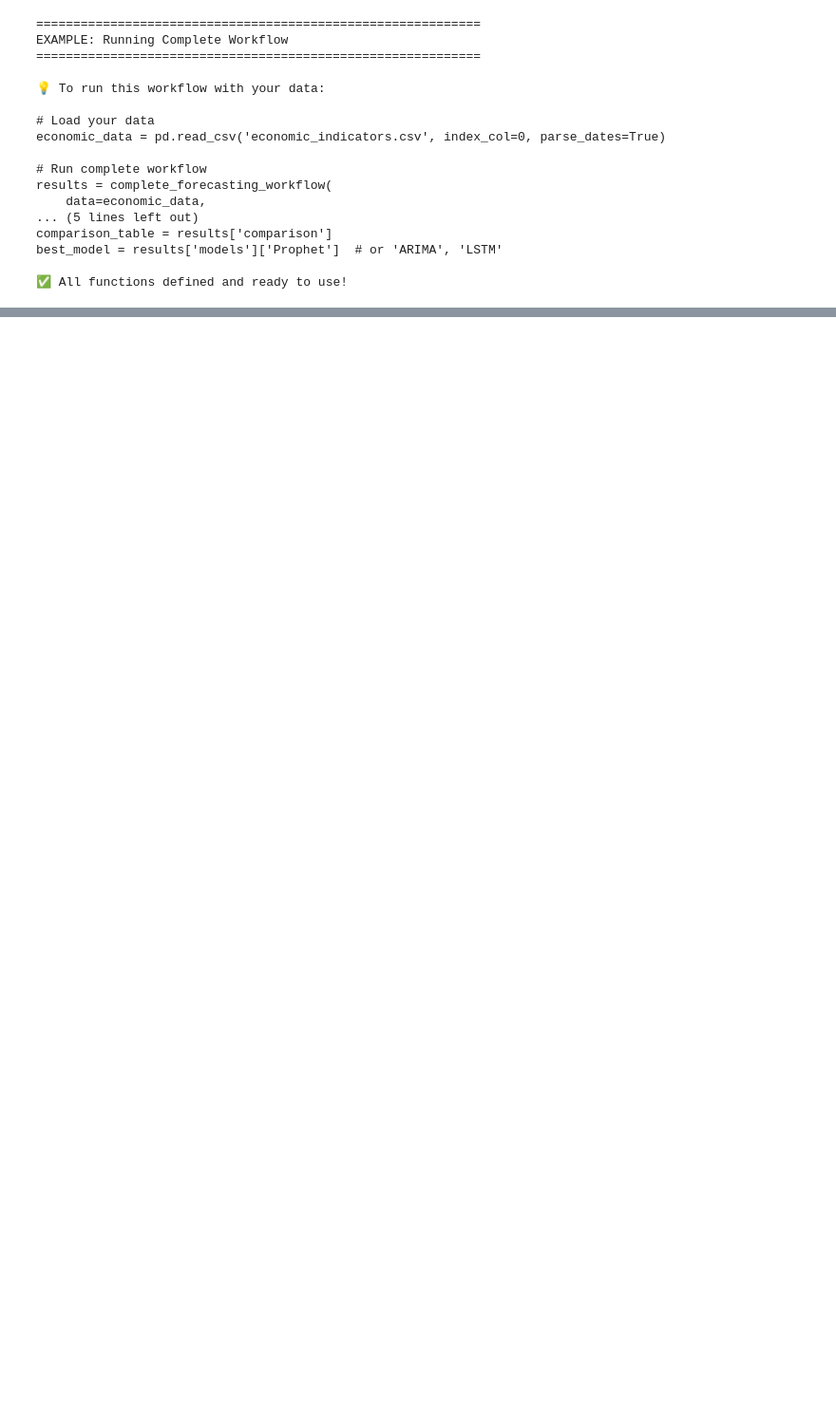
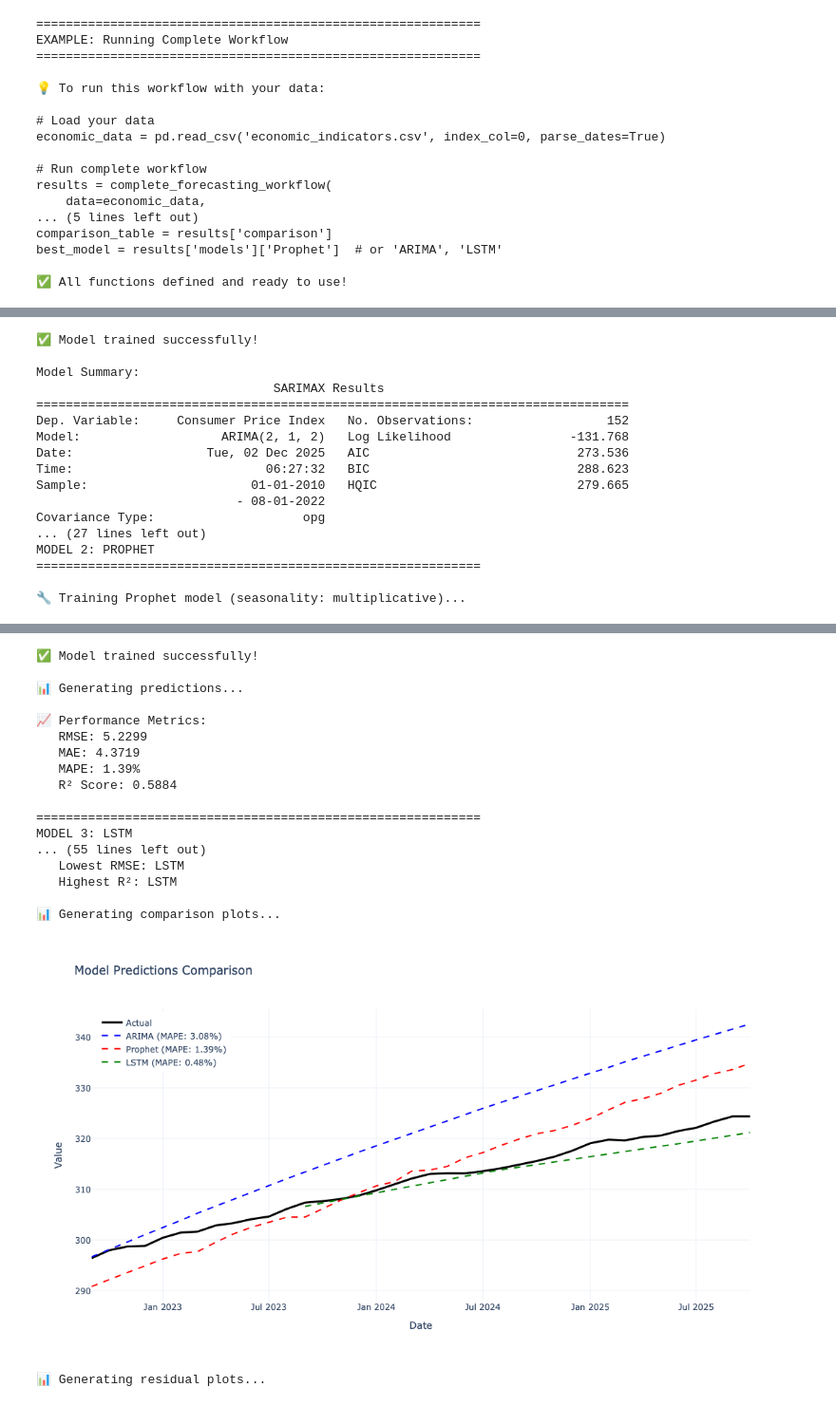
Before and after one commit to jessicabriandebean/jessicabriandebean.github.io, a Jupyter notebook: projects/economic_indicators/notebooks/03_economic_forecast.ipynb, the cells around one changed output, grey strips where cells are left out. Shown: that part at 95% size. Saved outputs shown, nothing was run; the diff lists cells and outputs as text; code cells hidden in the pictures; blank space fills up the shorter version.

```diff
--- a/projects/economic_indicators/notebooks/03_economic_forecast.ipynb
+++ b/projects/economic_indicators/notebooks/03_economic_forecast.ipynb
@@ -566,7 +735,7 @@ def compare_models(models_dict, test_data, model_names=['ARIMA', 'Prophet', 'LST
 
     Parameters:
     -----------
-    models_dict : dict
+    models_results : dict
         Dictionary of model results
     test_data : pd.Series
         Test data for comparison
@@ -658,6 +827,11 @@ def plot_predictions(test_data, models_dict, model_names=['ARIMA', 'Prophet', 'L
         legend=dict(x=0.01, y=0.99)
     )
 
+    # Save to HTML
+    fig.write_html("plot_predictions.html", include_plotlyjs="cdn")
+
     fig.show()
 
+    return fig
+
     print("✅ Comparison plot generated!")
@@ -837,3 +1097,14 @@ comparison_table = results['comparison']
 best_model = results['models']['Prophet']  # or 'ARIMA', 'LSTM'
 
 ✅ All functions defined and ready to use!
+# %%
+#import pandas as pd
+economic_data = pd.read_csv("/Users/jessicabean/Library/CloudStorage/OneDrive-Personal/porftfolio.github.io/projects/economic_indicators/data/raw/economic_indicators_clean.csv", index_col=0, parse_dates=True)
+#economic_data = "df_clean"
+# %%
+results = complete_forecasting_workflow(
+    data=economic_data,
+    target_col='Consumer Price Index',  # or 'Consumer Price Index', etc.
+    test_size=0.2
+)
+# %% [output]
@@ -839,0 +1129,17 @@ best_model = results['models']['Prophet']  # or 'ARIMA', 'LSTM'
+✅ Model trained successfully!
+
+Model Summary:
+                                SARIMAX Results
+================================================================================
+Dep. Variable:     Consumer Price Index   No. Observations:                  152
+Model:                   ARIMA(2, 1, 2)   Log Likelihood                -131.768
+Date:                  Tue, 02 Dec 2025   AIC                            273.536
+Time:                          06:27:32   BIC                            288.623
+Sample:                      01-01-2010   HQIC                           279.665
+                           - 08-01-2022
+Covariance Type:                    opg
+... (27 lines left out)
+MODEL 2: PROPHET
+============================================================
+
+🔧 Training Prophet model (seasonality: multiplicative)...
@@ -839,0 +1147,19 @@ best_model = results['models']['Prophet']  # or 'ARIMA', 'LSTM'
+✅ Model trained successfully!
+
+📊 Generating predictions...
+
+📈 Performance Metrics:
+   RMSE: 5.2299
+   MAE: 4.3719
+   MAPE: 1.39%
+   R² Score: 0.5884
+
+============================================================
+MODEL 3: LSTM
+... (55 lines left out)
+   Lowest RMSE: LSTM
+   Highest R²: LSTM
+
+📊 Generating comparison plots...
+[figure, added]
+📊 Generating residual plots...
```
Also changed, not shown: parts of 24 cells of this notebook, 27 other files.
